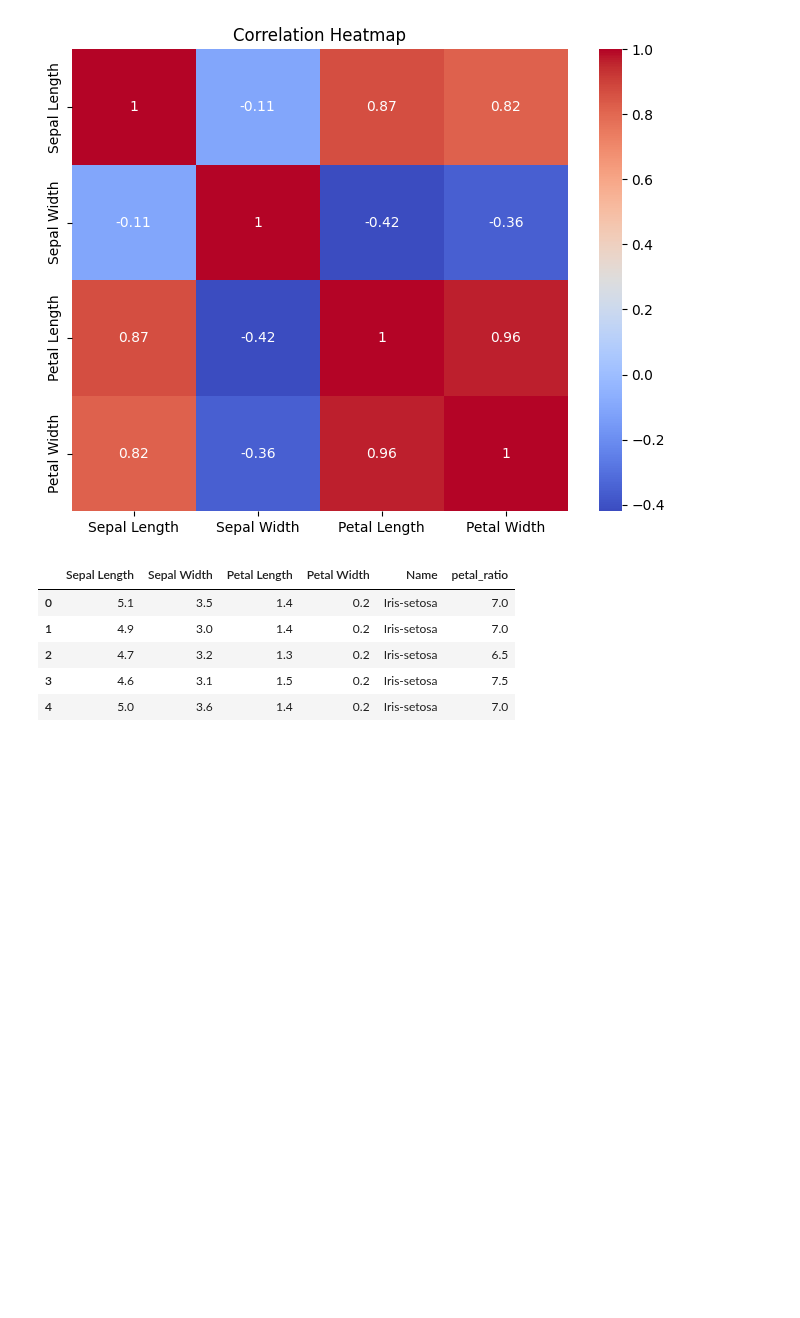
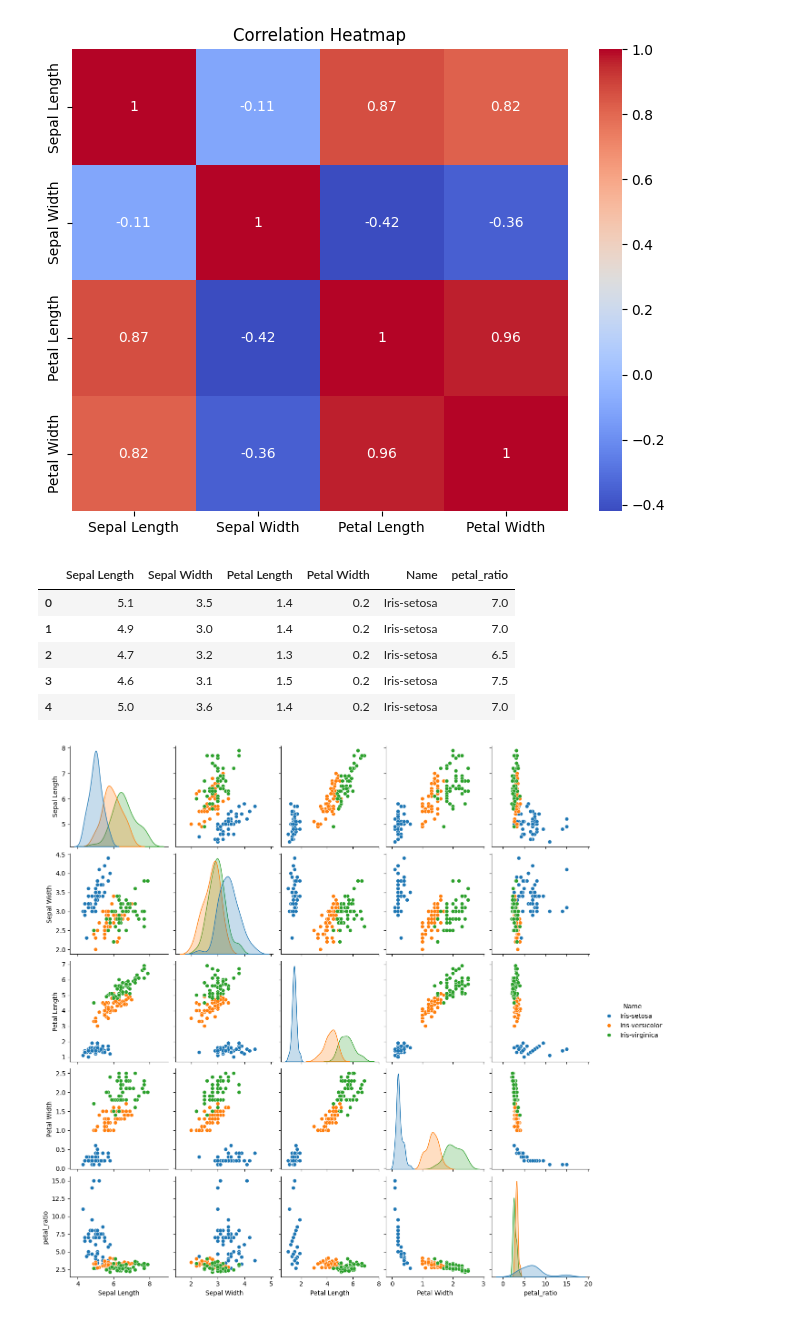
Before and after one commit to Mohammadrzn/maktab-HW, a Jupyter notebook: HW_04_Rezanejad/HW_04_Rezanejad_Q1.ipynb, the cells around one changed output. Saved outputs shown, nothing was run; the diff lists cells and outputs as text; code cells hidden in the pictures; blank space fills up the shorter version.

Commit message:
Show pair plot

```diff
--- a/HW_04_Rezanejad/HW_04_Rezanejad_Q1.ipynb
+++ b/HW_04_Rezanejad/HW_04_Rezanejad_Q1.ipynb
@@ -61,3 +61,8 @@ df.head()
 | 2 | 4.7 | 3.2 | 1.3 | 0.2 | Iris-setosa | 6.5 |
 | 3 | 4.6 | 3.1 | 1.5 | 0.2 | Iris-setosa | 7.5 |
 | 4 | 5.0 | 3.6 | 1.4 | 0.2 | Iris-setosa | 7.0 |
+# %%
+sns.pairplot(df, hue="Name")
+plt.show()
+# %% [output]
+[figure, added]
```
